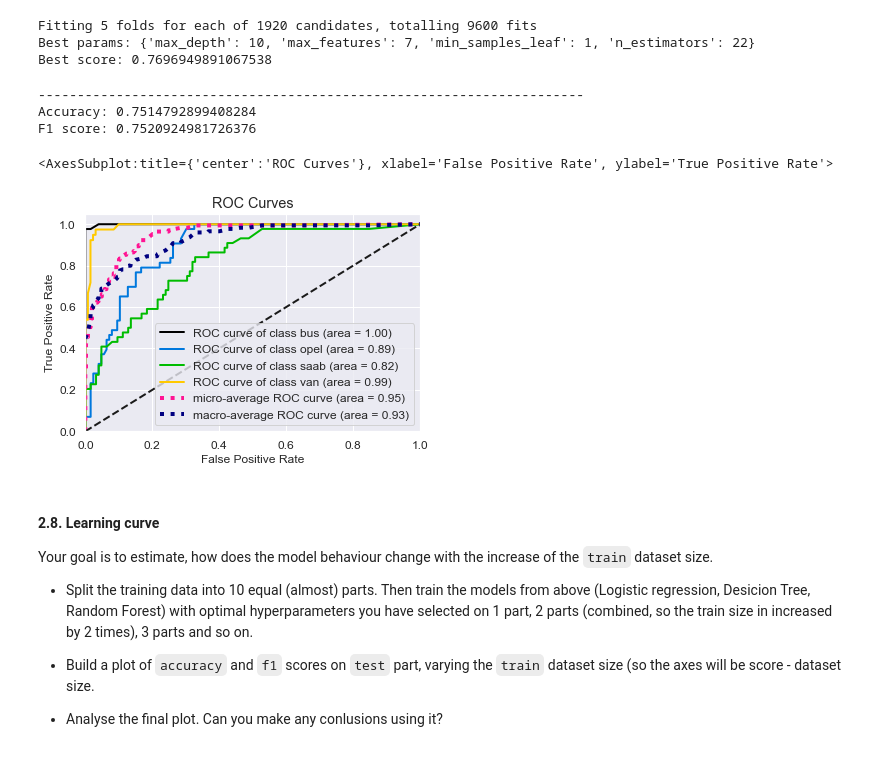
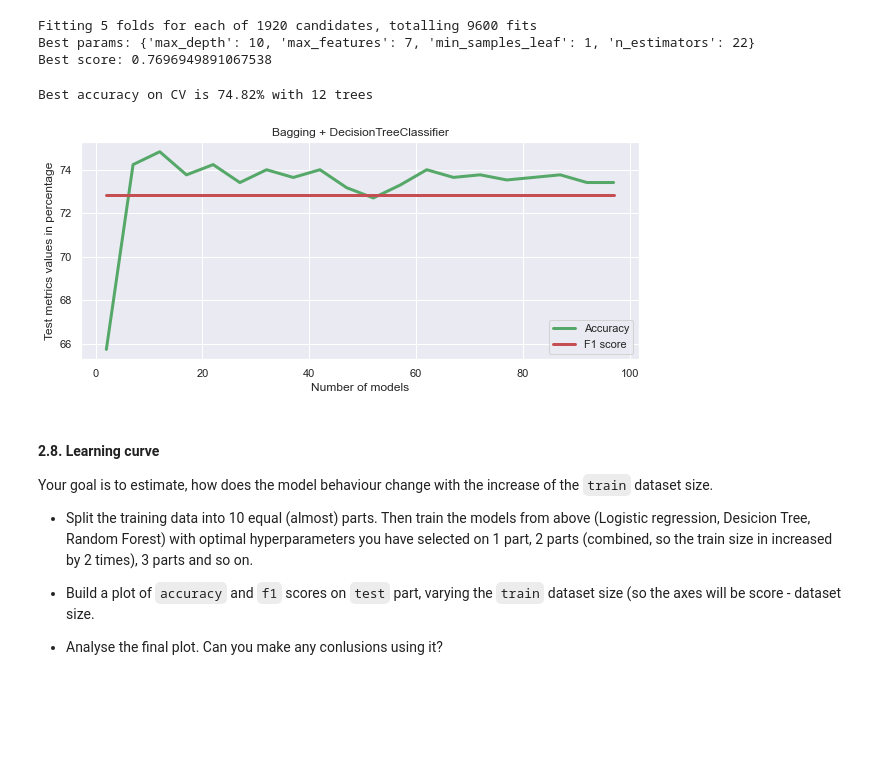
Before and after one commit to hakob-petro/ml-mipt, a Jupyter notebook: homeworks_basic/Lab1_ML_pipeline_and_SVM/Lab1_part2_ml_pipeline.ipynb, the cells around one changed output. Saved outputs shown, nothing was run; the diff lists cells and outputs as text; code cells hidden in the pictures; blank space fills up the shorter version.

```diff
--- a/homeworks_basic/Lab1_ML_pipeline_and_SVM/Lab1_part2_ml_pipeline.ipynb
+++ b/homeworks_basic/Lab1_ML_pipeline_and_SVM/Lab1_part2_ml_pipeline.ipynb
@@ -497,27 +518,59 @@ print(f"Best score: {gcv.best_score_}")
 Fitting 5 folds for each of 1920 candidates, totalling 9600 fits
 Best params: {'max_depth': 10, 'max_features': 7, 'min_samples_leaf': 1, 'n_estimators': 22}
 Best score: 0.7696949891067538
-# %%
-rfc = RandomForestClassifier(max_depth=10, max_features=7, min_samples_leaf=1,
-                             n_estimators=22, random_state=42, n_jobs=-1, oob_score=True)
-rfc.fit(X_train, y_train)
-
-y_preds = rfc.predict(X_test)
-y_probas = rfc.predict_proba(X_test)
-# score = lr.score(X_test, y_test)
-# print(f"Accuracy: {score}")
-
-f1 = f1_score(y_test, y_preds, average="macro")
-acc = accuracy_score(y_test, y_preds)
-print("-"*70, f"Accuracy: {acc}", f"F1 score: {f1}", sep='\n')
-
-plot_roc(y_test, y_probas)
-# %% [output]
-----------------------------------------------------------------------
-Accuracy: 0.7514792899408284
-F1 score: 0.7520924981726376
-<AxesSubplot:title={'center':'ROC Curves'}, xlabel='False Positive Rate', ylabel='True Positive Rate'>
-[figure, removed]
+# %%
+trees_grid = np.arange(2, 100, 5)
+
+# Инициализируем валидацию
+skf = StratifiedKFold(n_splits=5, shuffle=True, random_state=42)
+
+# Создаем списки для сохранения точности на тренировочном и тестовом датасете
+train_acc = []
+test_acc = []
+temp_train_acc = []
+temp_test_acc = []
+
+train_f1_score = []
+test_f1_score = []
+temp_train_f1_score = []
+temp_test_f1_score = []
+
+# Обучаем на тренировочном датасете
+for ntrees in trees_grid:
+    rfc = RandomForestClassifier(max_depth=10, max_features=7, min_samples_leaf=1,
+                             n_estimators=ntrees, random_state=42, n_jobs=-1, oob_score=True)
+    temp_train_acc = []
+    temp_test_acc = []
+    for train_index, test_index in skf.split(data, target):
+        X_train, X_test = data[train_index, :], data[test_index, :]
+        y_train, y_test = target[train_index], target[test_index]
+        rfc.fit(X_train, y_train)
+        temp_train_acc.append(rfc.score(X_train, y_train))
+        temp_test_acc.append(rfc.score(X_test, y_test))
+        temp_train_f1_score.append(f1_score(y_train, rfc.predict(X_train), average="macro"))
+        temp_test_f1_score.append(f1_score(y_test, rfc.predict(X_test), average="macro"))
+    train_acc.append(temp_train_acc)
+    test_acc.append(temp_test_acc)
+    train_f1_score.append(temp_train_f1_score)
+    test_f1_score.append(temp_test_f1_score)
+
+train_acc, test_acc = np.asarray(train_acc), np.asarray(test_acc)
+print("Best accuracy on CV is {:.2f}% with {} trees".format(max(test_acc.mean(axis=1))*100,
+                                                        trees_grid[np.argmax(test_acc.mean(axis=1))]))
+# %% [output]
+Best accuracy on CV is 74.82% with 12 trees
+# %%
+plt.figure(figsize=(10, 4))
+
+plt.plot(trees_grid, test_acc.mean(axis=1)*100, c="g", linewidth=3, label="Accuracy")
+plt.plot(trees_grid, np.array(test_f1_score).mean(axis=1)*100, c="r", linewidth=3, label="F1 score")
+plt.xlabel("Number of models")
+plt.ylabel("Test metrics values in percentage")
+plt.legend()
+plt.title("Bagging + DecisionTreeClassifier")
+plt.show()
+# %% [output]
+[figure, added]
 # %% [markdown]
 #### 2.8. Learning curve
 Your goal is to estimate, how does the model behaviour change with the increase of the `train` dataset size.
```
Also changed, not shown: parts of 16 cells of this notebook.
